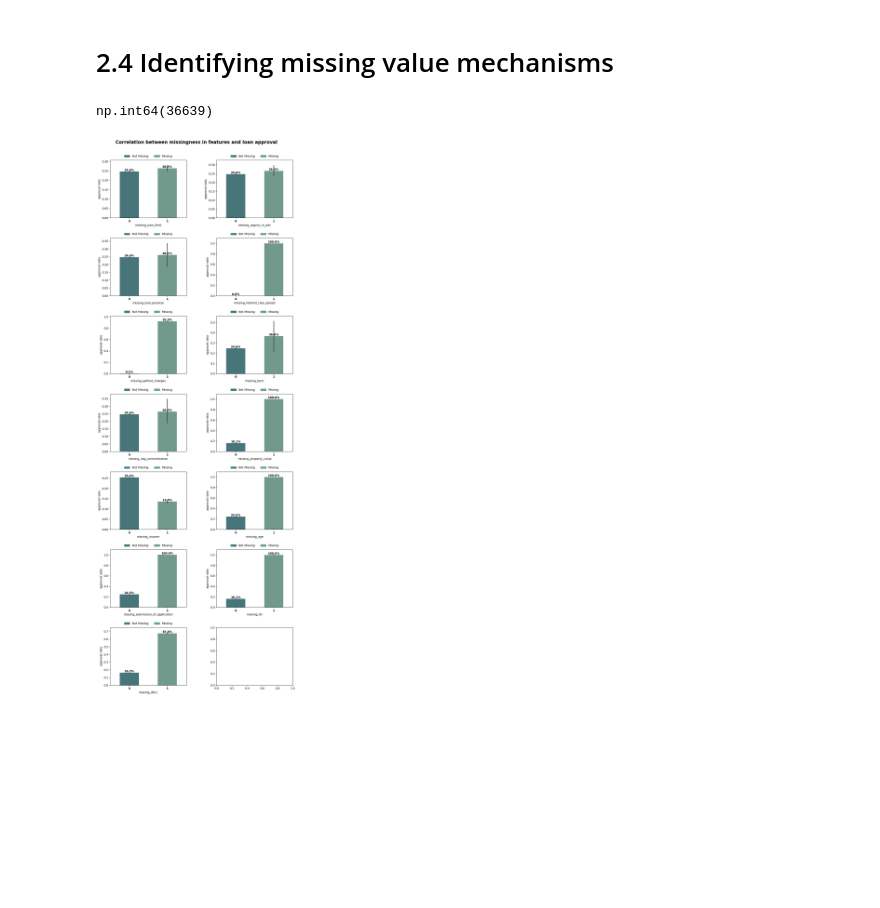
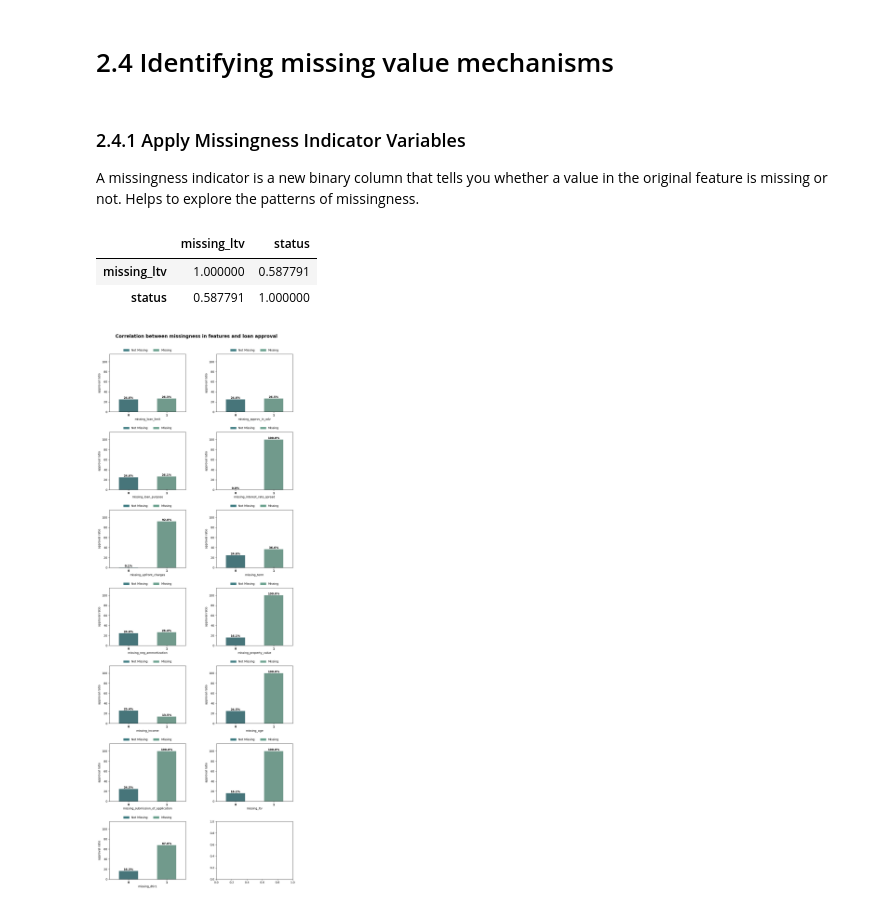
Before and after one commit to mustDestroy/LoanApproval, a Jupyter notebook: loan_risk_analysis.ipynb, the cells around one changed output. Cells and saved outputs as stored; diff of their text form; code cells hidden in the pictures; blank space fills up the shorter version.

```diff
--- a/loan_risk_analysis.ipynb
+++ b/loan_risk_analysis.ipynb
@@ -531,6 +531,10 @@ loan_status_relfreq = relative_frequency_table(df_loan, "status", "age")
 melted_df = melt_df_for_barplot(loan_status_relfreq, "status", "age", "percentages")
 # %% [markdown]
 # 2.4 Identifying missing value mechanisms
+# %% [markdown]
+### 2.4.1 Apply Missingness Indicator Variables
+A missingness indicator is a new binary column that tells you whether a value in the original feature is missing or not.
+Helps to explore the patterns of missingness.
 # %%
 #  function inserts a new column in to the official dataset if the checked column contains null value
 # the new colum get a new name with 'missing_' tag which's rows contains only 1/0
@@ -545,8 +549,11 @@ def create_missing_value_indicators(data: pd.DataFrame):
 # %%
 df_mval_indicator = create_missing_value_indicators(df_loan)
 # %%
+df_loan[['missing_ltv', 'status']].corr()
 # %% [output]
-np.int64(36639)
+|  | missing_ltv | status |
+| missing_ltv | 1.000000 | 0.587791 |
+| status | 0.587791 | 1.000000 |
 # %%
 rows = 7
 cols = 2
@@ -583,38 +590,38 @@ for col in df_mval_indicator.columns:
             frameon=False,
         )
 
-        ax.set_xticks([0, 1]) # set position first
+        ax.set_ylim(0, 115)
+        ax.set_xticks([0, 1])  # set position first
         ax.set_xticklabels(["0", "1"], fontweight="bold")
         ax.margins(y=0.10)
-        # ax.set_xlabel(col,)
         ax.set_ylabel("approval ratio")
 
         bars = ax.patches
         for bar in bars:
+            bar.set_height(bar.get_height() * 100)
             height = bar.get_height()
-            # print(height)
             if not pd.isna(height):
                 ax.annotate(
-                    f"{height * 100:.1f}%",
+                    f"{height:.1f}%",
                     (bar.get_x() + bar.get_width() / 2, height),
                     ha="center",
                     va="bottom",
                     fontsize=10,
                     fontweight="bold",
                 )
 
         i = i + 1
 
 fig.suptitle(
     "Correlation between missingness in features and loan approval",
     fontweight="bold",
     fontsize=16,
 )
 plt.tight_layout(rect=[0, 0, 1, 0.975], h_pad=8)
 plt.subplots_adjust(hspace=0.35, wspace=0.4)
 plt.show()
 # %% [output]
-[figure, old version]
+[figure, new version]
 # %%
 ## Conclusion about missing values indicator
 
```
Also changed, not shown: parts of 2 cells of this notebook.
